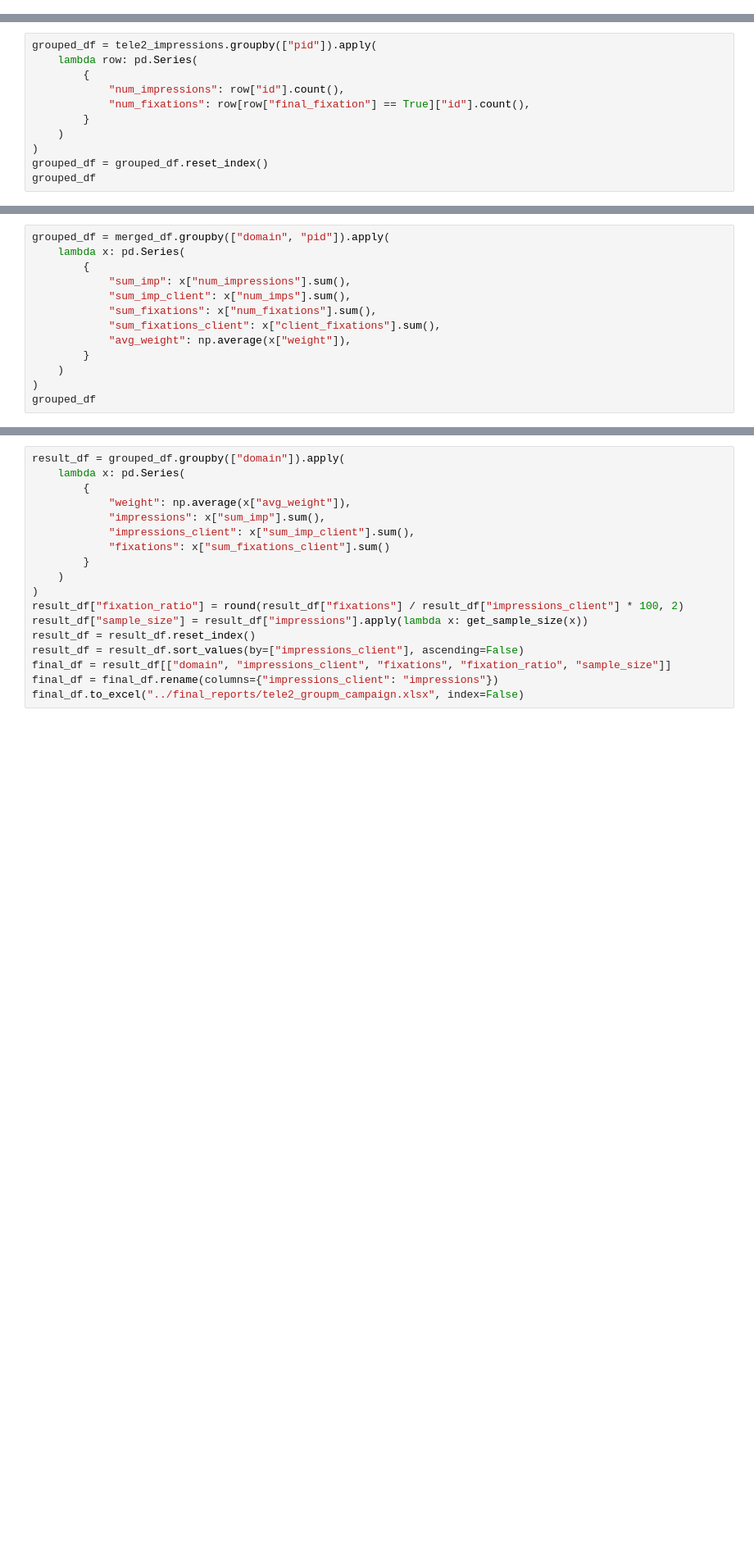
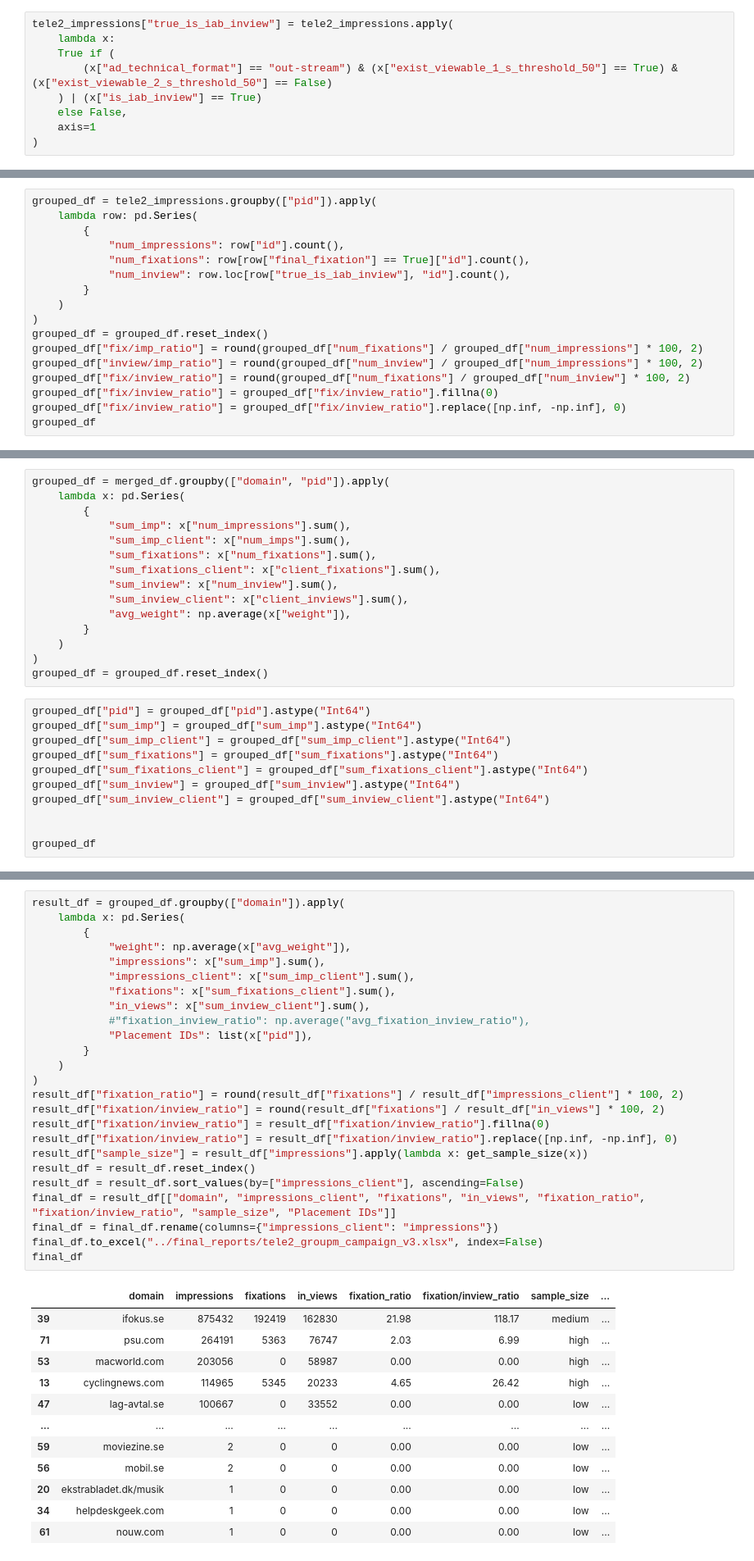
Before and after one commit to marko-pejic/campaign-tracking-scripts, a Jupyter notebook: reports/groupm_tele2_campaign.ipynb, the cells around one changed output, grey strips where cells are left out. Shown at 82% size. Cells and saved outputs as stored; diff of their text form; blank space fills up the shorter version.

Commit message:
reports

```diff
--- a/reports/groupm_tele2_campaign.ipynb
+++ b/reports/groupm_tele2_campaign.ipynb
@@ -81,0 +130,9 @@ tele2_impressions['final_fixation'] = tele2_impressions.apply(lambda row: _get_f
+# %%
+tele2_impressions["true_is_iab_inview"] = tele2_impressions.apply(
+    lambda x:
+    True if (
+        (x["ad_technical_format"] == "out-stream") & (x["exist_viewable_1_s_threshold_50"] == True) & (x["exist_viewable_2_s_threshold_50"] == False)
+    ) | (x["is_iab_inview"] == True)
+    else False,
+    axis=1
+)
@@ -85,8 +148,14 @@ grouped_df = tele2_impressions.groupby(["pid"]).apply(
         {
             "num_impressions": row["id"].count(),
             "num_fixations": row[row["final_fixation"] == True]["id"].count(),
+            "num_inview": row.loc[row["true_is_iab_inview"], "id"].count(),
         }
     )
 )
 grouped_df = grouped_df.reset_index()
+grouped_df["fix/imp_ratio"] = round(grouped_df["num_fixations"] / grouped_df["num_impressions"] * 100, 2)
+grouped_df["inview/imp_ratio"] = round(grouped_df["num_inview"] / grouped_df["num_impressions"] * 100, 2)
+grouped_df["fix/inview_ratio"] = round(grouped_df["num_fixations"] / grouped_df["num_inview"] * 100, 2)
+grouped_df["fix/inview_ratio"] = grouped_df["fix/inview_ratio"].fillna(0)
+grouped_df["fix/inview_ratio"] = grouped_df["fix/inview_ratio"].replace([np.inf, -np.inf], 0)
 grouped_df
@@ -142,8 +297,21 @@ grouped_df = merged_df.groupby(["domain", "pid"]).apply(
             "sum_imp_client": x["num_imps"].sum(),
             "sum_fixations": x["num_fixations"].sum(),
             "sum_fixations_client": x["client_fixations"].sum(),
+            "sum_inview": x["num_inview"].sum(),
+            "sum_inview_client": x["client_inviews"].sum(),
             "avg_weight": np.average(x["weight"]),
         }
     )
 )
-grouped_df
+grouped_df = grouped_df.reset_index()
+# %%
+grouped_df["pid"] = grouped_df["pid"].astype("Int64")
+grouped_df["sum_imp"] = grouped_df["sum_imp"].astype("Int64")
+grouped_df["sum_imp_client"] = grouped_df["sum_imp_client"].astype("Int64")
+grouped_df["sum_fixations"] = grouped_df["sum_fixations"].astype("Int64")
+grouped_df["sum_fixations_client"] = grouped_df["sum_fixations_client"].astype("Int64")
+grouped_df["sum_inview"] = grouped_df["sum_inview"].astype("Int64")
+grouped_df["sum_inview_client"] = grouped_df["sum_inview_client"].astype("Int64")
+
+
+grouped_df
@@ -150,18 +332,38 @@ grouped_df
 # %%
 result_df = grouped_df.groupby(["domain"]).apply(
     lambda x: pd.Series(
         {
             "weight": np.average(x["avg_weight"]),
             "impressions": x["sum_imp"].sum(),
             "impressions_client": x["sum_imp_client"].sum(),
-            "fixations": x["sum_fixations_client"].sum()
+            "fixations": x["sum_fixations_client"].sum(),
+            "in_views": x["sum_inview_client"].sum(),
+            #"fixation_inview_ratio": np.average("avg_fixation_inview_ratio"),
+            "Placement IDs": list(x["pid"]),
         }
     )
 )
 result_df["fixation_ratio"] = round(result_df["fixations"] / result_df["impressions_client"] * 100, 2)
+result_df["fixation/inview_ratio"] = round(result_df["fixations"] / result_df["in_views"] * 100, 2)
+result_df["fixation/inview_ratio"] = result_df["fixation/inview_ratio"].fillna(0)
+result_df["fixation/inview_ratio"] = result_df["fixation/inview_ratio"].replace([np.inf, -np.inf], 0)
 result_df["sample_size"] = result_df["impressions"].apply(lambda x: get_sample_size(x))
 result_df = result_df.reset_index()
 result_df = result_df.sort_values(by=["impressions_client"], ascending=False)
-final_df = result_df[["domain", "impressions_client", "fixations", "fixation_ratio", "sample_size"]]
+final_df = result_df[["domain", "impressions_client", "fixations", "in_views", "fixation_ratio", "fixation/inview_ratio", "sample_size", "Placement IDs"]]
 final_df = final_df.rename(columns={"impressions_client": "impressions"})
-final_df.to_excel("../final_reports/tele2_groupm_campaign.xlsx", index=False)
+final_df.to_excel("../final_reports/tele2_groupm_campaign_v3.xlsx", index=False)
+final_df
+# %% [output]
+|  | domain | impressions | fixations | in_views | fixation_ratio | fixation/inview_ratio | sample_size | ... |
+| 39 | ifokus.se | 875432 | 192419 | 162830 | 21.98 | 118.17 | medium | ... |
+| 71 | psu.com | 264191 | 5363 | 76747 | 2.03 | 6.99 | high | ... |
+| 53 | macworld.com | 203056 | 0 | 58987 | 0.00 | 0.00 | high | ... |
+| 13 | cyclingnews.com | 114965 | 5345 | 20233 | 4.65 | 26.42 | high | ... |
+| 47 | lag-avtal.se | 100667 | 0 | 33552 | 0.00 | 0.00 | low | ... |
+| ... | ... | ... | ... | ... | ... | ... | ... | ... |
+| 59 | moviezine.se | 2 | 0 | 0 | 0.00 | 0.00 | low | ... |
+| 56 | mobil.se | 2 | 0 | 0 | 0.00 | 0.00 | low | ... |
+| 20 | ekstrabladet.dk/musik | 1 | 0 | 0 | 0.00 | 0.00 | low | ... |
+| 34 | helpdeskgeek.com | 1 | 0 | 0 | 0.00 | 0.00 | low | ... |
+| 61 | nouw.com | 1 | 0 | 0 | 0.00 | 0.00 | low | ... |
```
Also changed, not shown: parts of 14 cells of this notebook, 16 other files.
